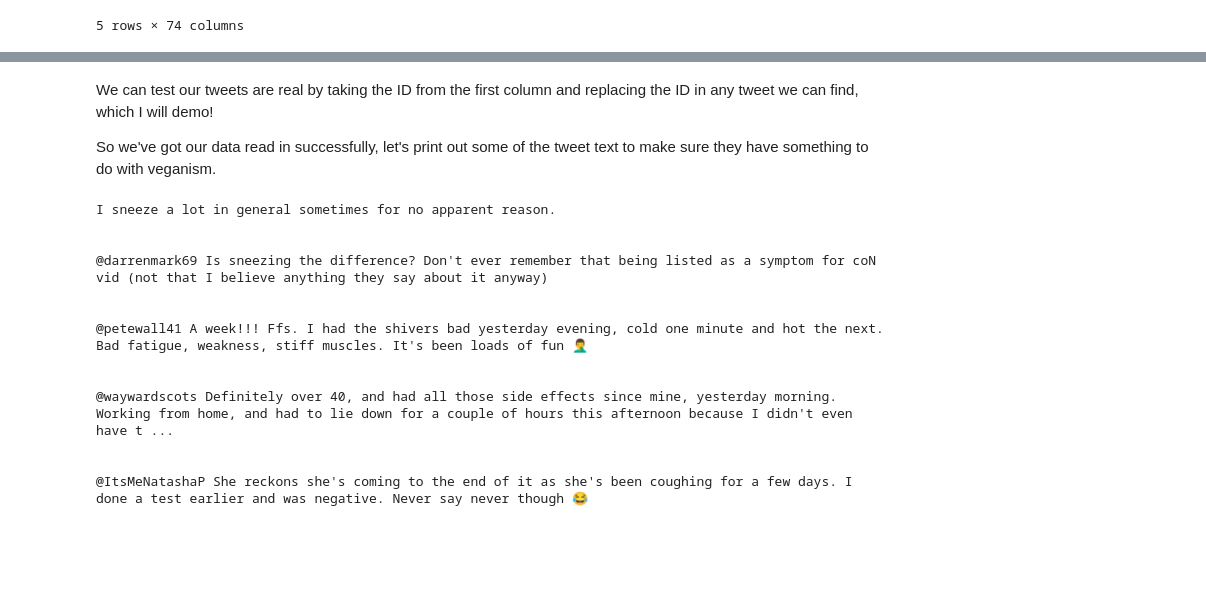
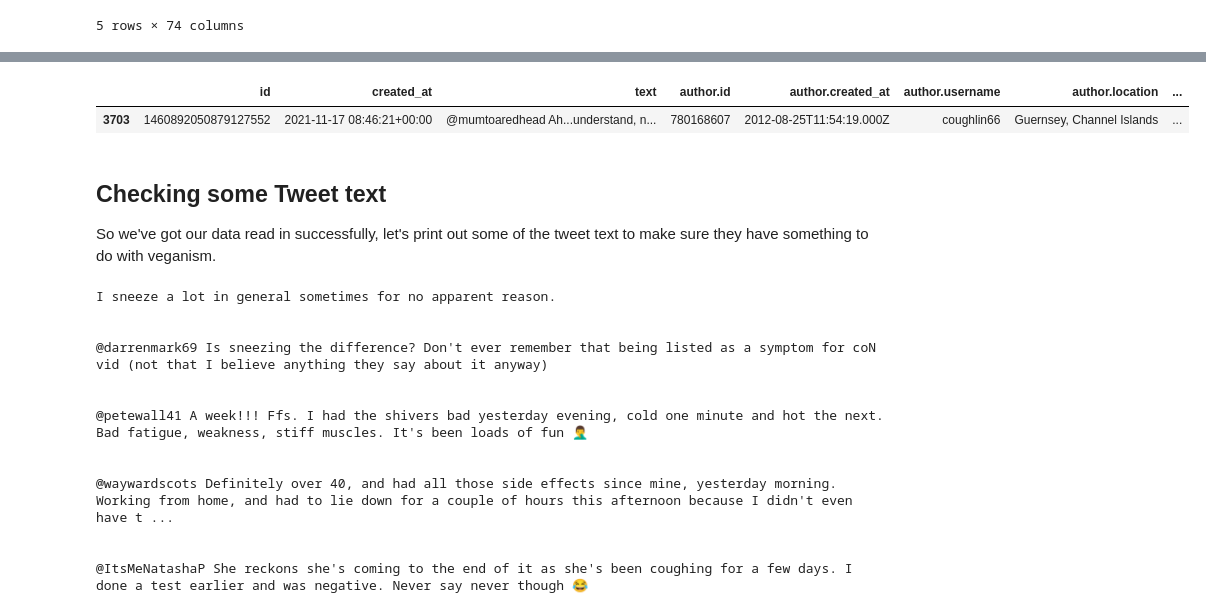
Before and after one commit to UKDataServiceOpen/working-with-twitter-data, a Jupyter notebook: HealthDemo/HealthTidyDemo.ipynb, the cells around one changed output, grey strips where cells are left out. Cells and saved outputs as stored; diff of their text form; code cells hidden in the pictures; blank space fills up the shorter version.

```diff
--- a/HealthDemo/HealthTidyDemo.ipynb
+++ b/HealthDemo/HealthTidyDemo.ipynb
@@ -56,5 +83,9 @@ data.head()
+# %%
+data.loc[data['author.username'].str.contains("cough", case=False)]
+# %% [output]
+|  | id | created_at | text | author.id | author.created_at | author.username | author.location | ... |
+| 3703 | 1460892050879127552 | 2021-11-17 08:46:21+00:00 | @mumtoaredhead Ah...understand, n... | 780168607 | 2012-08-25T11:54:19.000Z | coughlin66 | Guernsey, Channel Islands | ... |
 # %% [markdown]
-We can test our tweets are real by taking the ID from the first column and replacing the ID in any tweet we can find, which I will demo!
-
+## Checking some Tweet text
 So we've got our data read in successfully, let's print out some of the tweet text to make sure they have something to do with veganism.
 # %%
```
Also changed, not shown: parts of 46 cells of this notebook.
